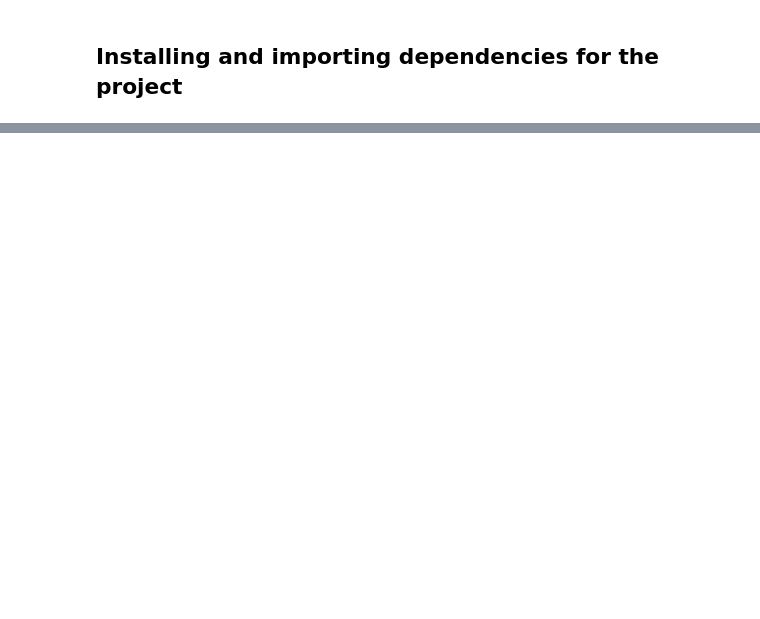
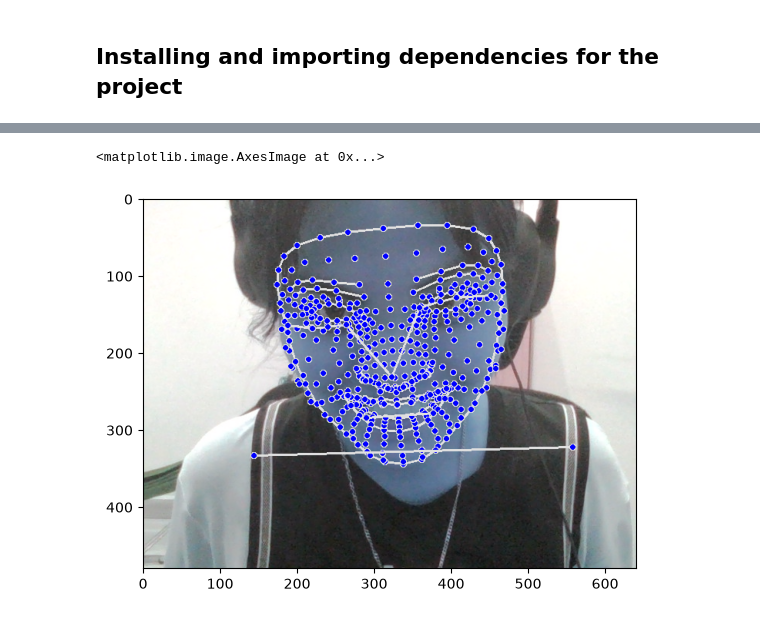
Before and after one commit to lenarae/SignLink, a Jupyter notebook: sign_lang_vid_detection/work.ipynb, the cells around one changed output, grey strips where cells are left out. Saved outputs shown, nothing was run; the diff lists cells and outputs as text; code cells hidden in the pictures; blank space fills up the shorter version.

```diff
--- a/sign_lang_vid_detection/work.ipynb
+++ b/sign_lang_vid_detection/work.ipynb
@@ -35,0 +204,5 @@ import mediapipe as mp
+# %%
+plt.imshow(frame)
+# %% [output]
+<matplotlib.image.AxesImage at 0x...>
+[figure, added]
```
Also changed, not shown: parts of 17 cells of this notebook, 5 other files.
